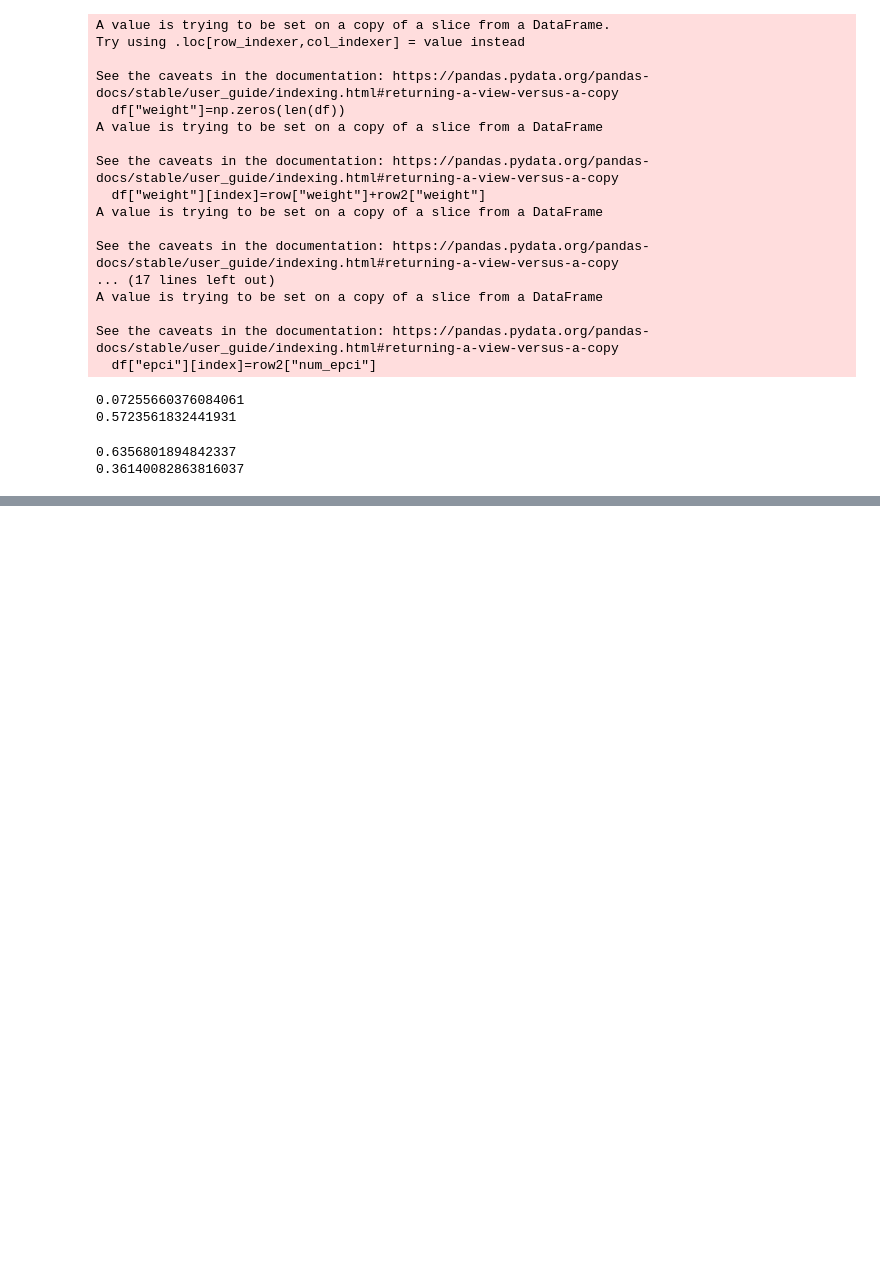
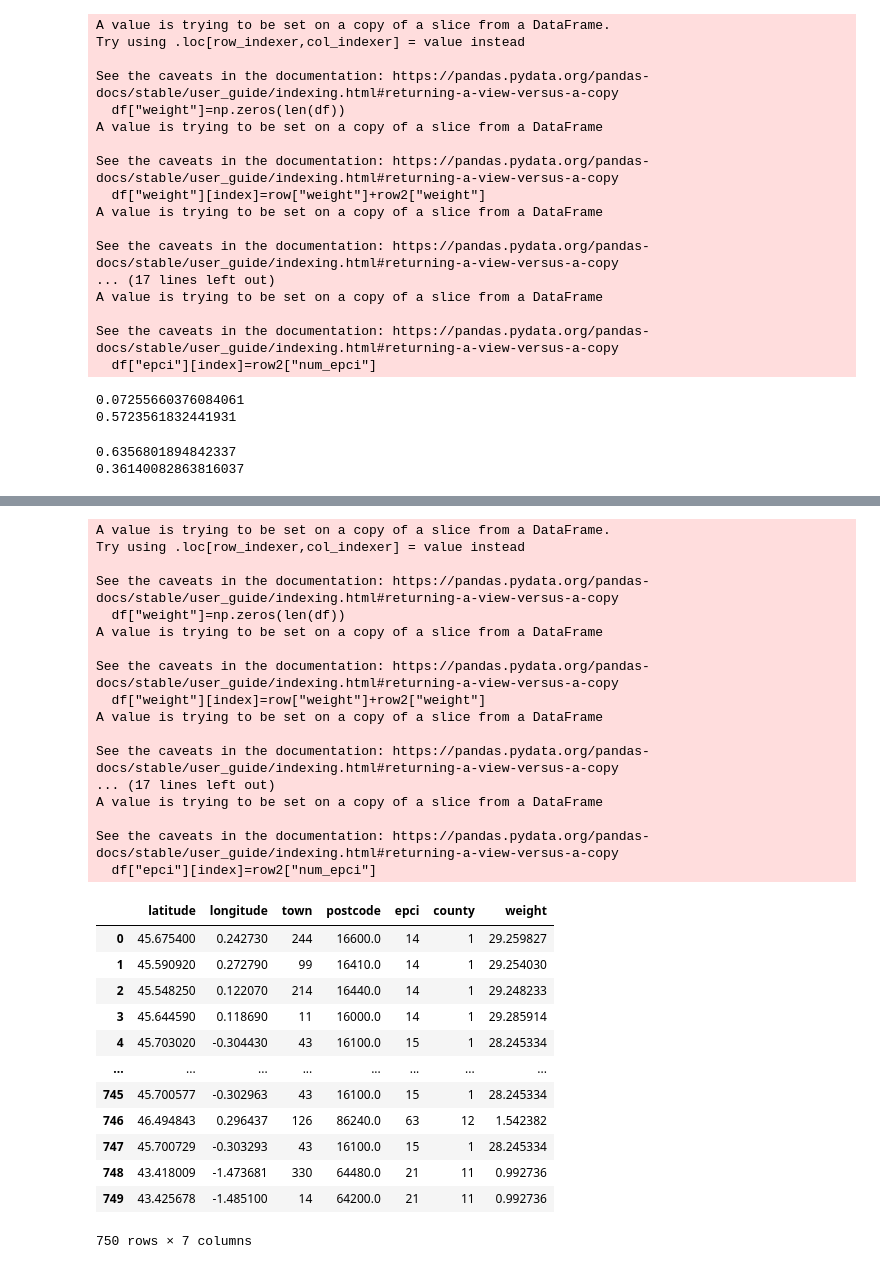
Before and after one commit to Clea439/PPE, a Jupyter notebook: PPE_Test_visualisation_geospatial.ipynb, the cells around one changed output, grey strips where cells are left out. Drawn from its saved outputs; the diff is of its cells as text; code cells hidden in the pictures; blank space fills up the shorter version.

```diff
--- a/PPE_Test_visualisation_geospatial.ipynb
+++ b/PPE_Test_visualisation_geospatial.ipynb
@@ -183,0 +281,39 @@ c
+# %%
+from Database import database
+
+d=database('C:/Users/lilia/OneDrive/Documents/Lilian/ING4_S2/Untitled Folder/Clean2gether.json')
+
+df=d.create_data()
+
+df
+# %% [output]
+A value is trying to be set on a copy of a slice from a DataFrame.
+Try using .loc[row_indexer,col_indexer] = value instead
+
+See the caveats in the documentation: https://pandas.pydata.org/pandas-docs/stable/user_guide/indexing.html#returning-a-view-versus-a-copy
+  df["weight"]=np.zeros(len(df))
+A value is trying to be set on a copy of a slice from a DataFrame
+
+See the caveats in the documentation: https://pandas.pydata.org/pandas-docs/stable/user_guide/indexing.html#returning-a-view-versus-a-copy
+  df["weight"][index]=row["weight"]+row2["weight"]
+A value is trying to be set on a copy of a slice from a DataFrame
+
+See the caveats in the documentation: https://pandas.pydata.org/pandas-docs/stable/user_guide/indexing.html#returning-a-view-versus-a-copy
+... (17 lines left out)
+A value is trying to be set on a copy of a slice from a DataFrame
+
+See the caveats in the documentation: https://pandas.pydata.org/pandas-docs/stable/user_guide/indexing.html#returning-a-view-versus-a-copy
+  df["epci"][index]=row2["num_epci"]
+|  | latitude | longitude | town | postcode | epci | county | weight |
+| 0 | 45.675400 | 0.242730 | 244 | 16600.0 | 14 | 1 | 29.259827 |
+| 1 | 45.590920 | 0.272790 | 99 | 16410.0 | 14 | 1 | 29.254030 |
+| 2 | 45.548250 | 0.122070 | 214 | 16440.0 | 14 | 1 | 29.248233 |
+| 3 | 45.644590 | 0.118690 | 11 | 16000.0 | 14 | 1 | 29.285914 |
+| 4 | 45.703020 | -0.304430 | 43 | 16100.0 | 15 | 1 | 28.245334 |
+| ... | ... | ... | ... | ... | ... | ... | ... |
+| 745 | 45.700577 | -0.302963 | 43 | 16100.0 | 15 | 1 | 28.245334 |
+| 746 | 46.494843 | 0.296437 | 126 | 86240.0 | 63 | 12 | 1.542382 |
+| 747 | 45.700729 | -0.303293 | 43 | 16100.0 | 15 | 1 | 28.245334 |
+| 748 | 43.418009 | -1.473681 | 330 | 64480.0 | 21 | 11 | 0.992736 |
+| 749 | 43.425678 | -1.485100 | 14 | 64200.0 | 21 | 11 | 0.992736 |
+750 rows × 7 columns
```
Also changed, not shown: parts of 2 cells of this notebook, 3 other files.
